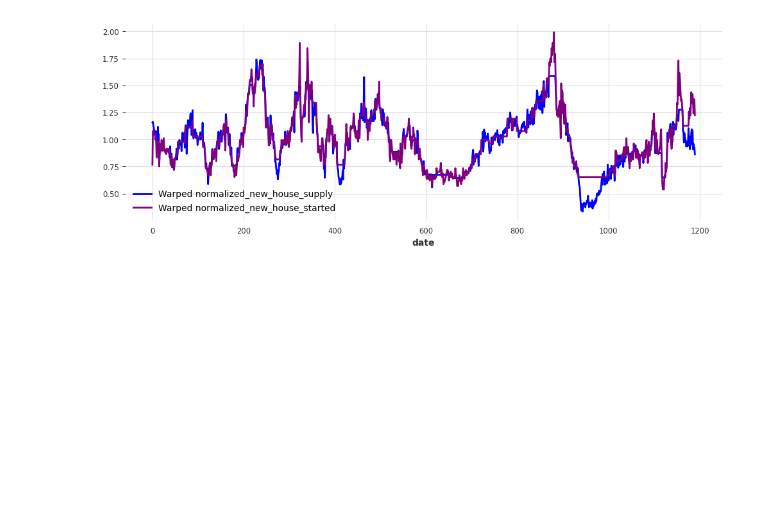
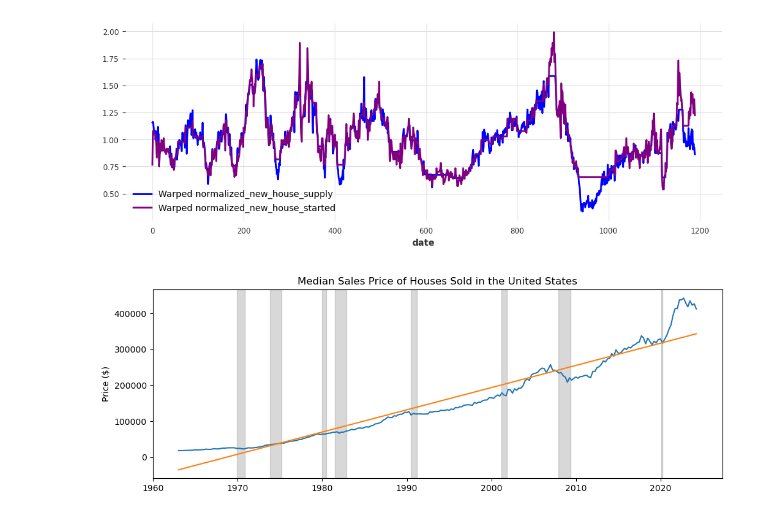
Before and after one commit to Jordanbarker/housing-analysis, a Jupyter notebook: modeling.ipynb, the cells around one changed output. Cells and saved outputs as stored; diff of their text form; code cells hidden in the pictures; blank space fills up the shorter version.

```diff
--- a/modeling.ipynb
+++ b/modeling.ipynb
@@ -124,3 +126,18 @@ warped_ts_shape.plot(label="Warped normalized_new_house_started", color='purple'
 # %% [output]
 <Axes: xlabel='date'>
 [figure]
+# %%
+median_house_price = datasets.load_median_house_price()
+
+reg = linear_model.LinearRegression()
+X = median_house_price.index.to_numpy().reshape(-1, 1)
+reg.fit(X, median_house_price.value.to_numpy().reshape(-1, 1))
+pred = reg.predict(X)
+
+plt.plot(median_house_price.date, median_house_price.value)
+plt.plot(median_house_price.date, pred)
+plt.title('Median Sales Price of Houses Sold in the United States')
+plt.ylabel('Price ($)')
+plot_recessions(median_house_price)
+# %% [output]
+[figure, added]
```
Also changed, not shown: parts of 6 cells of this notebook.
